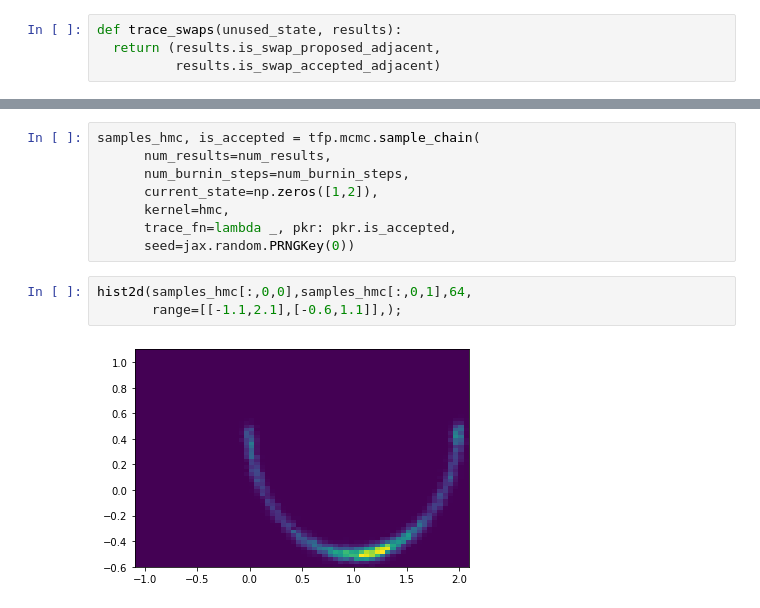
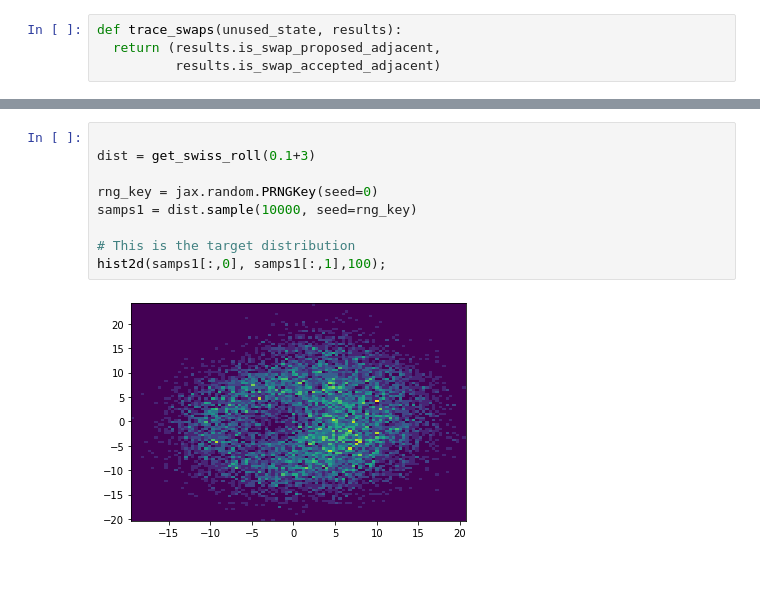
Before and after one commit to b-remy/score-estimation-comparison, a Jupyter notebook: notebooks/ReplicaExchangeScoreMC.ipynb, the cells around one changed output, grey strips where cells are left out. Cells and saved outputs as stored; diff of their text form; blank space fills up the shorter version.

```diff
--- a/notebooks/ReplicaExchangeScoreMC.ipynb
+++ b/notebooks/ReplicaExchangeScoreMC.ipynb
@@ -117,13 +156,11 @@ hmc = tfp.mcmc.HamiltonianMonteCarlo(
-# %%
-samples_hmc, is_accepted = tfp.mcmc.sample_chain(
-      num_results=num_results,
-      num_burnin_steps=num_burnin_steps,
-      current_state=np.zeros([1,2]),
-      kernel=hmc,
-      trace_fn=lambda _, pkr: pkr.is_accepted,
-      seed=jax.random.PRNGKey(0))
-# %%
-hist2d(samples_hmc[:,0,0],samples_hmc[:,0,1],64,
-       range=[[-1.1,2.1],[-0.6,1.1]],);
-# %% [output]
-[figure, removed]
+# %%
+
+dist = get_swiss_roll(0.1+3)
+
+rng_key = jax.random.PRNGKey(seed=0)
+samps1 = dist.sample(10000, seed=rng_key)
+
+# This is the target distribution
+hist2d(samps1[:,0], samps1[:,1],100);
+# %% [output]
+[figure, added]
```
Also changed, not shown: parts of 28 cells of this notebook.
